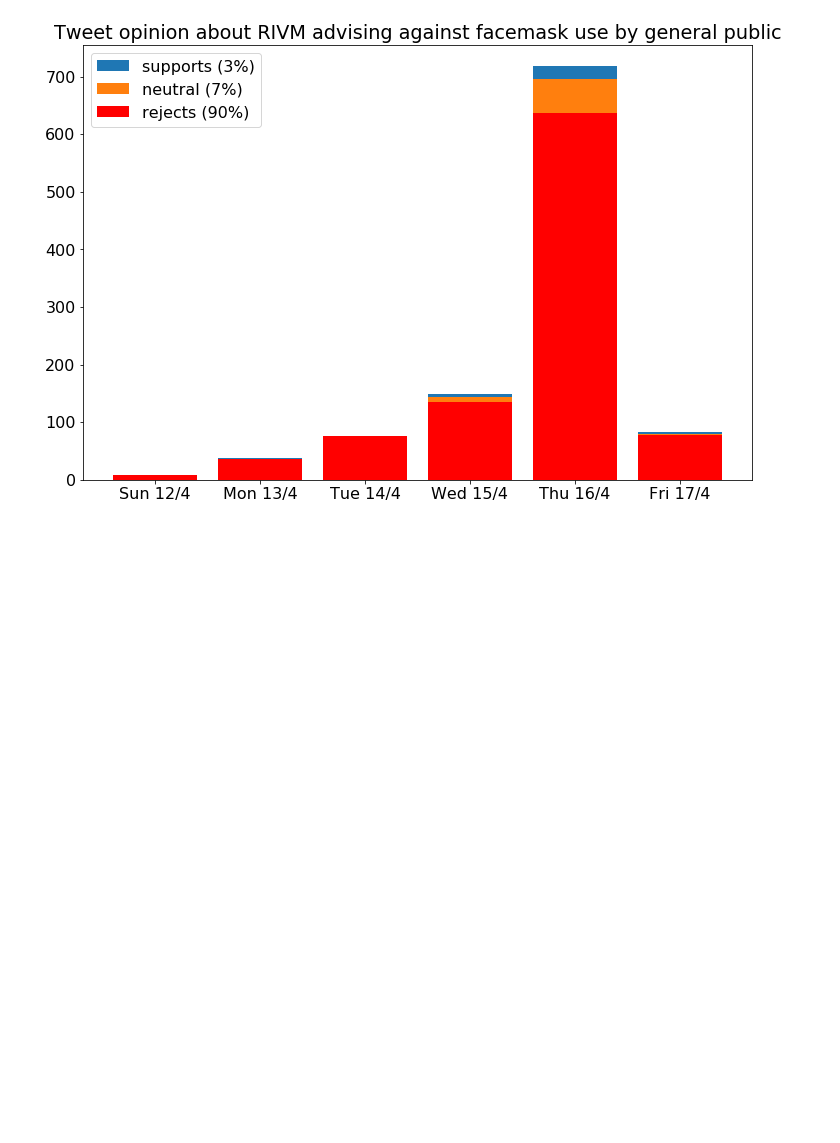
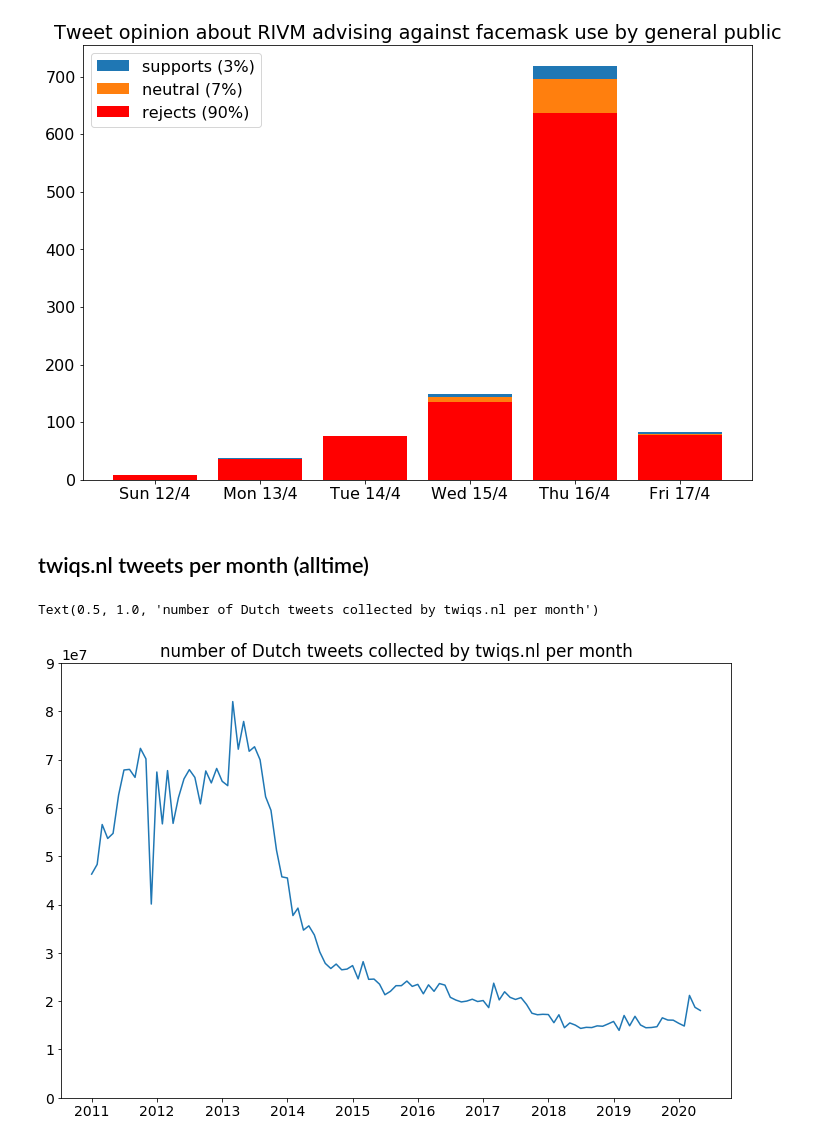
Before and after one commit to puregome/notebooks, a Jupyter notebook: tweet-counts.ipynb, the cells around one changed output. Cells and saved outputs as stored; diff of their text form; code cells hidden in the pictures; blank space fills up the shorter version.

Commit message:
counting all tweets

```diff
--- a/tweet-counts.ipynb
+++ b/tweet-counts.ipynb
@@ -332,3 +335,5 @@ plt.legend()
 plt.show()
 # %% [output]
 [figure]
+# %% [markdown]
+## twiqs.nl tweets per month (alltime)
@@ -334,0 +346,17 @@ plt.show()
+# %%
+DATAFILE = "months.txt"
+DATEFORMAT = "%Y%m"
+# %%
+df = pd.read_csv(DATAFILE,sep=" ",header=None,index_col=0)
+# %%
+font = {"size":14}
+matplotlib.rc("font",**font)
+plt.figure(figsize=(12,8))
+ax2 = plt.subplot(111)
+ax2.set_ylim([0,90000000])
+ax2.plot_date([datetime.strptime(str(month),DATEFORMAT) for month in df.index if month > 201100],\
+               [df.loc[month][1] for month in df.index if month > 201100],fmt="-")
+plt.title("number of Dutch tweets collected by twiqs.nl per month")
+# %% [output]
+Text(0.5, 1.0, 'number of Dutch tweets collected by twiqs.nl per month')
+[figure, added]
```
Also changed, not shown: parts of 2 cells of this notebook.
